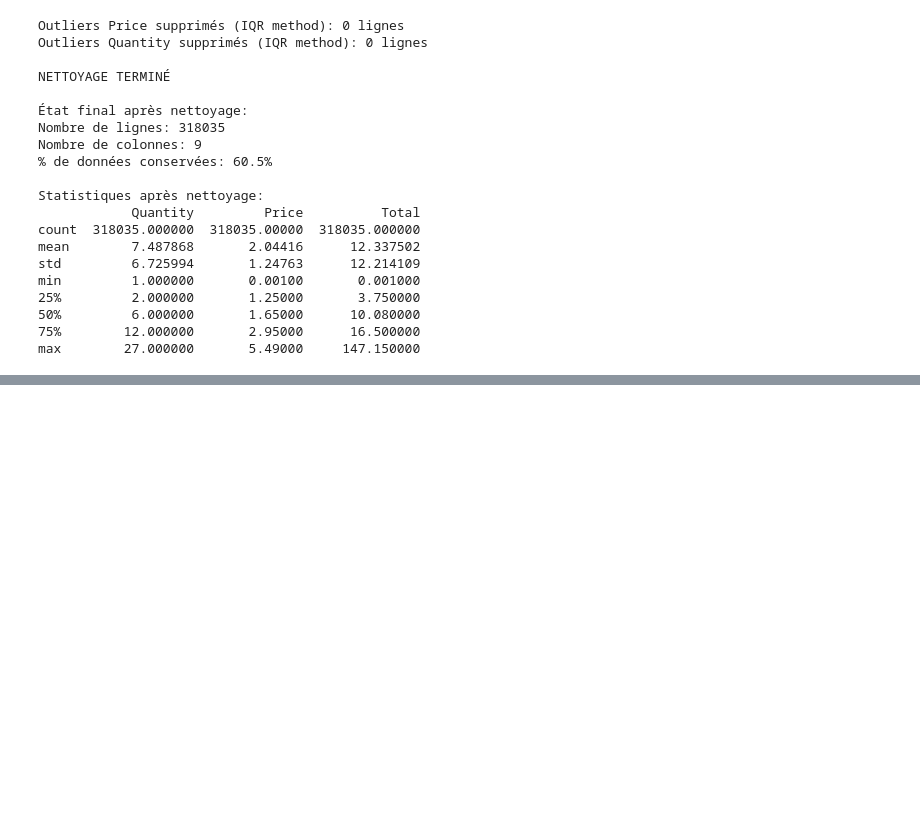
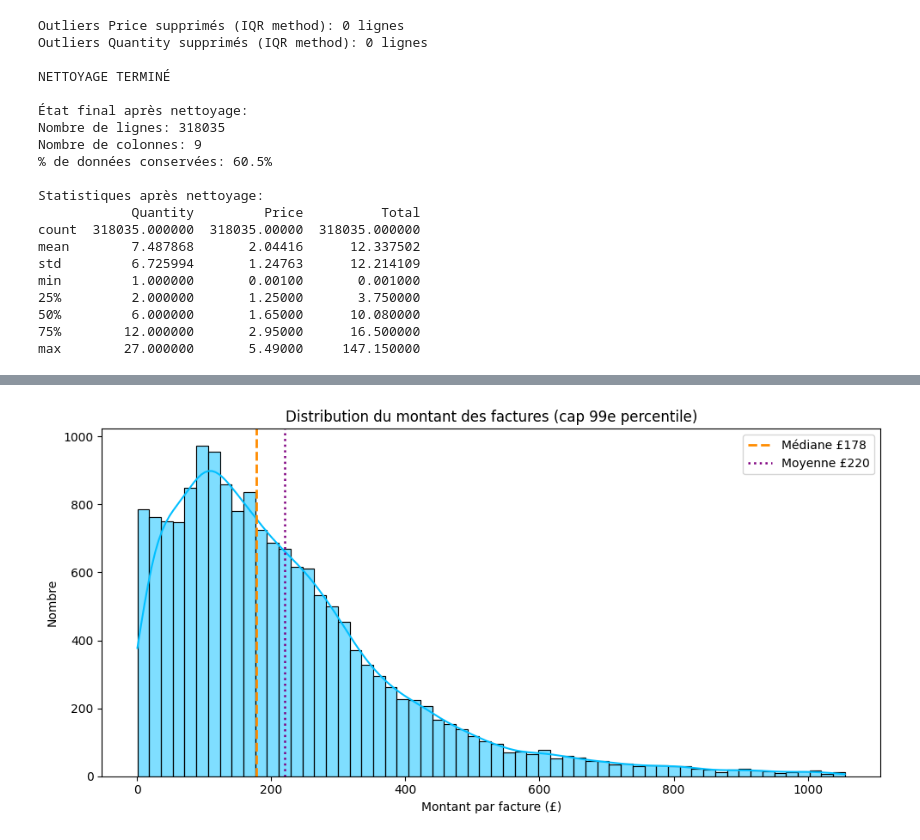
Before and after one commit to bonivalyvan/Projet-final-ECE-DataViz-2025, a Jupyter notebook: Exploration.ipynb, the cells around one changed output, grey strips where cells are left out. Cells and saved outputs as stored; diff of their text form; code cells hidden in the pictures; blank space fills up the shorter version.

```diff
--- a/Exploration.ipynb
+++ b/Exploration.ipynb
@@ -393,0 +457,22 @@ max        27.000000       5.49000     147.150000
+# %%
+#Graphique 2: Distribution des montants par facture
+
+invoice_tot = df_clean.groupby('Invoice')['Total'].sum().reset_index()
+# remove extreme tail for plotting (99th percentile cap)
+cap = invoice_tot['Total'].quantile(0.99)
+plot_df = invoice_tot[invoice_tot['Total'] <= cap]
+
+plt.figure(figsize=(10,5))
+sns.histplot(plot_df['Total'], bins=60, kde=True, color='deepskyblue', stat='count')
+med = plot_df['Total'].median()
+mean = plot_df['Total'].mean()
+plt.axvline(med, color='darkorange', linestyle='--', linewidth=2, label=f"Médiane £{med:,.0f}")
+plt.axvline(mean, color='purple', linestyle=':', linewidth=1.8, label=f"Moyenne £{mean:,.0f}")
+plt.title("Distribution du montant des factures (cap 99e percentile)")
+plt.xlabel("Montant par facture (£)")
+plt.ylabel("Nombre")
+plt.legend()
+plt.tight_layout()
+plt.show()
+# %% [output]
+[figure, added]
```
Also changed, not shown: parts of 11 cells of this notebook.
